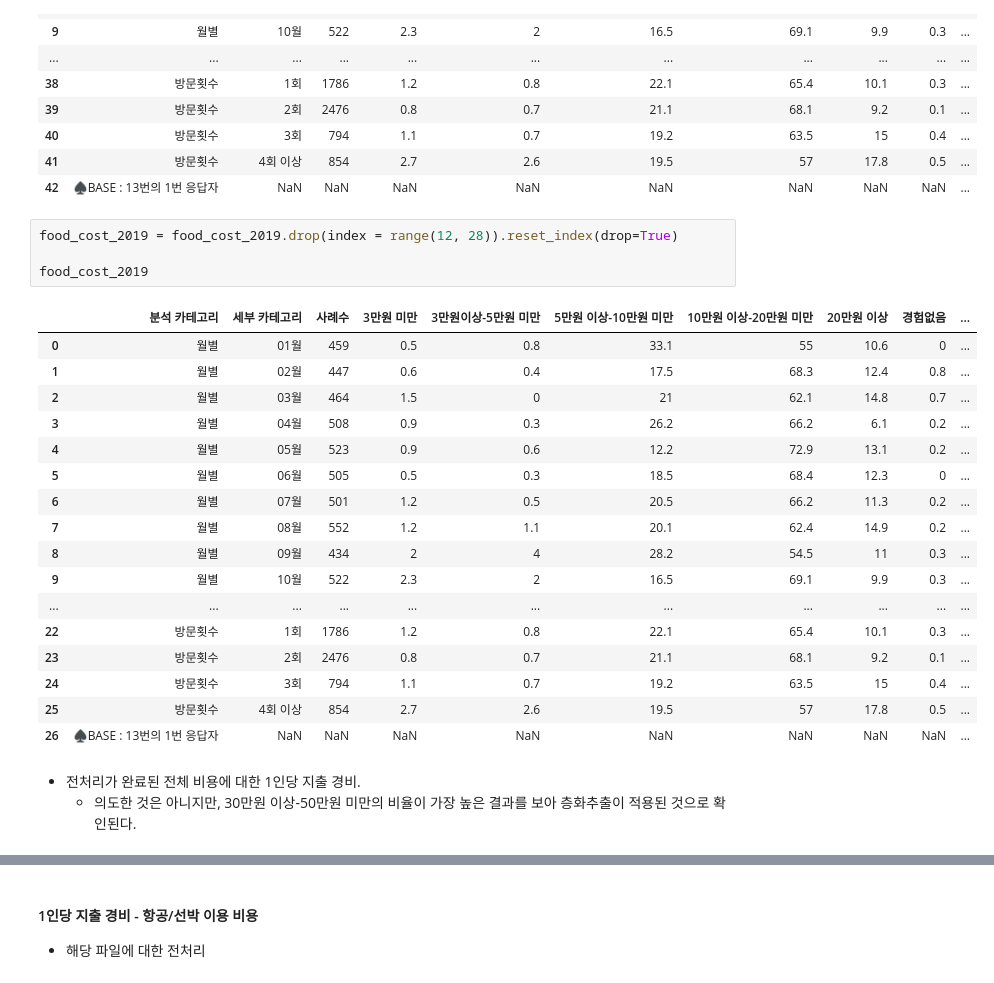
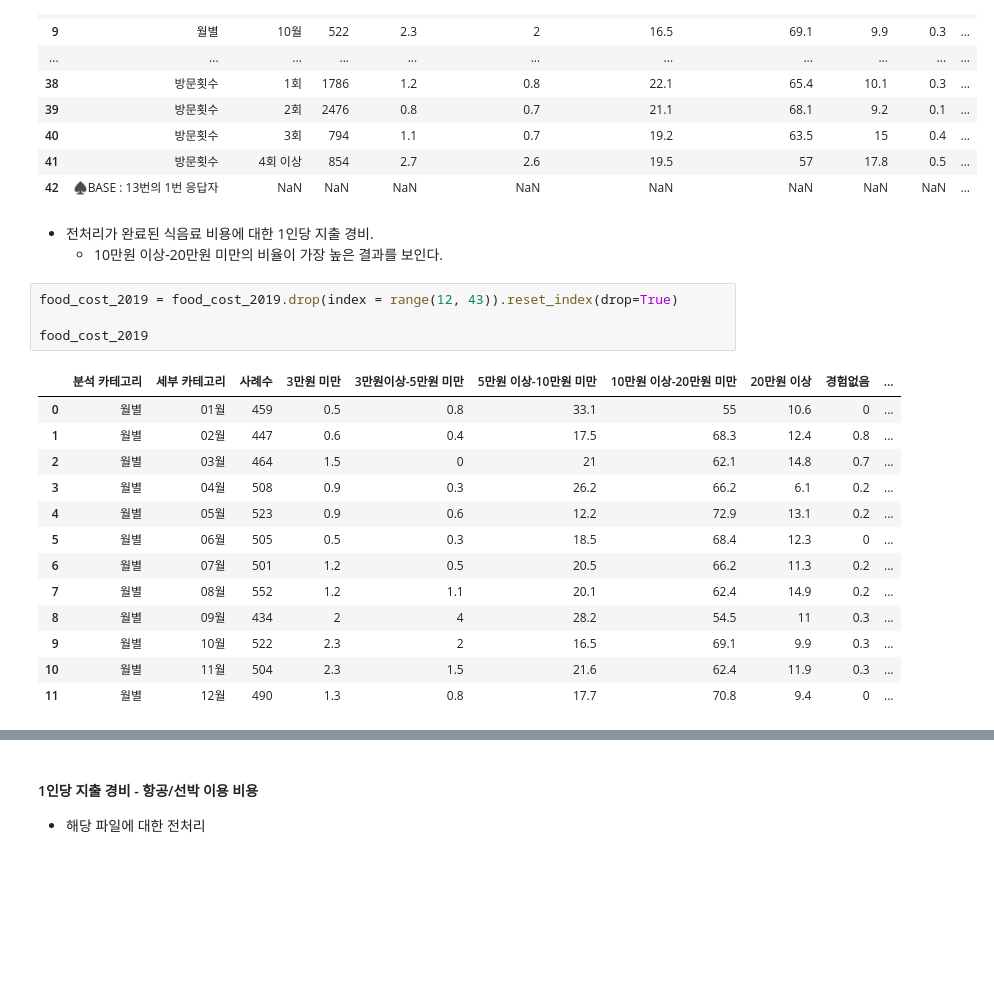
Before and after one commit to HaJeong-K/Jeju_project, a Jupyter notebook: 2019년_데이터_전처리.ipynb, the cells around one changed output, grey strips where cells are left out. Saved outputs shown, nothing was run; the diff lists cells and outputs as text; blank space fills up the shorter version.

```diff
--- a/2019년_데이터_전처리.ipynb
+++ b/2019년_데이터_전처리.ipynb
@@ -565,28 +471,24 @@ food_cost_2019
 | 40 | 방문횟수 | 3회 | 794 | 1.1 | 0.7 | 19.2 | 63.5 | 15 | 0.4 | ... |
 | 41 | 방문횟수 | 4회 이상 | 854 | 2.7 | 2.6 | 19.5 | 57 | 17.8 | 0.5 | ... |
 | 42 | ♠BASE : 13번의 1번 응답자 | NaN | NaN | NaN | NaN | NaN | NaN | NaN | NaN | ... |
+# %% [markdown]
+- 전처리가 완료된 식음료 비용에 대한 1인당 지출 경비.
+  + 10만원 이상-20만원 미만의 비율이 가장 높은 결과를 보인다.
 # %%
-food_cost_2019 = food_cost_2019.drop(index = range(12, 28)).reset_index(drop=True)
+food_cost_2019 = food_cost_2019.drop(index = range(12, 43)).reset_index(drop=True)
 
 food_cost_2019
 # %% [output]
 |  | 분석 카테고리 | 세부 카테고리 | 사례수 | 3만원 미만 | 3만원이상-5만원 미만 | 5만원 이상-10만원 미만 | 10만원 이상-20만원 미만 | 20만원 이상 | 경험없음 | ... |
 | 0 | 월별 | 01월 | 459 | 0.5 | 0.8 | 33.1 | 55 | 10.6 | 0 | ... |
 | 1 | 월별 | 02월 | 447 | 0.6 | 0.4 | 17.5 | 68.3 | 12.4 | 0.8 | ... |
 | 2 | 월별 | 03월 | 464 | 1.5 | 0 | 21 | 62.1 | 14.8 | 0.7 | ... |
 | 3 | 월별 | 04월 | 508 | 0.9 | 0.3 | 26.2 | 66.2 | 6.1 | 0.2 | ... |
 | 4 | 월별 | 05월 | 523 | 0.9 | 0.6 | 12.2 | 72.9 | 13.1 | 0.2 | ... |
 | 5 | 월별 | 06월 | 505 | 0.5 | 0.3 | 18.5 | 68.4 | 12.3 | 0 | ... |
 | 6 | 월별 | 07월 | 501 | 1.2 | 0.5 | 20.5 | 66.2 | 11.3 | 0.2 | ... |
 | 7 | 월별 | 08월 | 552 | 1.2 | 1.1 | 20.1 | 62.4 | 14.9 | 0.2 | ... |
 | 8 | 월별 | 09월 | 434 | 2 | 4 | 28.2 | 54.5 | 11 | 0.3 | ... |
 | 9 | 월별 | 10월 | 522 | 2.3 | 2 | 16.5 | 69.1 | 9.9 | 0.3 | ... |
-| ... | ... | ... | ... | ... | ... | ... | ... | ... | ... | ... |
-| 22 | 방문횟수 | 1회 | 1786 | 1.2 | 0.8 | 22.1 | 65.4 | 10.1 | 0.3 | ... |
-| 23 | 방문횟수 | 2회 | 2476 | 0.8 | 0.7 | 21.1 | 68.1 | 9.2 | 0.1 | ... |
-| 24 | 방문횟수 | 3회 | 794 | 1.1 | 0.7 | 19.2 | 63.5 | 15 | 0.4 | ... |
-| 25 | 방문횟수 | 4회 이상 | 854 | 2.7 | 2.6 | 19.5 | 57 | 17.8 | 0.5 | ... |
-| 26 | ♠BASE : 13번의 1번 응답자 | NaN | NaN | NaN | NaN | NaN | NaN | NaN | NaN | ... |
+| 10 | 월별 | 11월 | 504 | 2.3 | 1.5 | 21.6 | 62.4 | 11.9 | 0.3 | ... |
+| 11 | 월별 | 12월 | 490 | 1.3 | 0.8 | 17.7 | 70.8 | 9.4 | 0 | ... |
-# %% [markdown]
-- 전처리가 완료된 전체 비용에 대한 1인당 지출 경비.
-  + 의도한 것은 아니지만, 30만원 이상-50만원 미만의 비율이 가장 높은 결과를 보아 층화추출이 적용된 것으로 확인된다.
```
Also changed, not shown: parts of 77 cells of this notebook.
